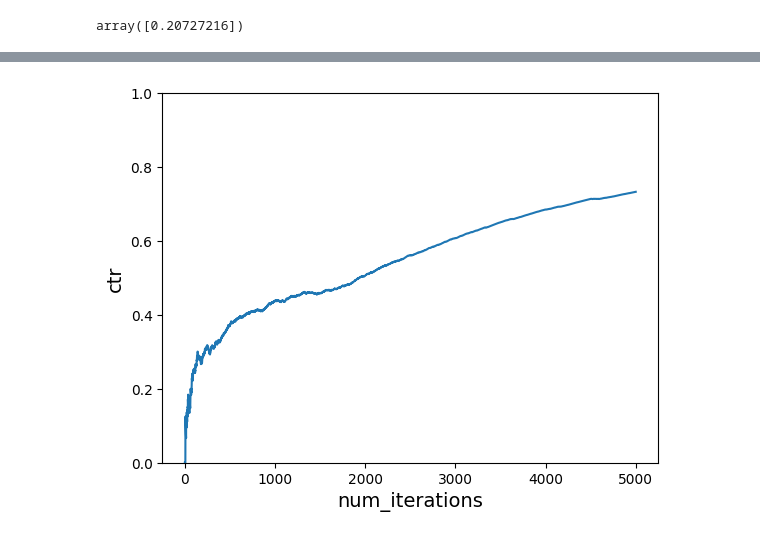
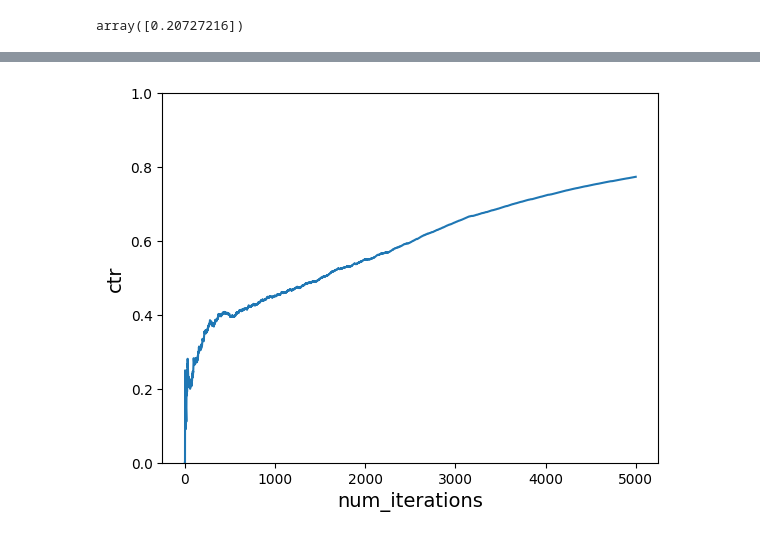
Before and after one commit to alextanhongpin/python-bandit, a Jupyter notebook: 08_neural_bandit.ipynb, the cells around one changed output, grey strips where cells are left out. Saved outputs shown, nothing was run; the diff lists cells and outputs as text; code cells hidden in the pictures.

```diff
--- a/08_neural_bandit.ipynb
+++ b/08_neural_bandit.ipynb
@@ -117,14 +135,10 @@ def run_simulation(
 # %%
 num_iterations = 5000
+# Need to fit at least once.
+model = MLPRegressor(activation="relu", random_state=42)
+model.partial_fit([one_hot_encode("Tom", "morning", "politics")], [1])
 ctr = run_simulation(model, num_iterations, users, times_of_day, actions, get_cost)
+old_ctr = ctr
+plot_ctr(num_iterations, ctr)
+# %% [output]
+[figure, added]
-# %%
-def plot_ctr(num_iterations, ctr):
-    plt.plot(range(1, num_iterations + 1), ctr)
-    plt.xlabel("num_iterations", fontsize=14)
-    plt.ylabel("ctr", fontsize=14)
-    plt.ylim([0, 1])
-
-
-plot_ctr(num_iterations, ctr)
-# %% [output]
-[figure, removed]
```
Also changed, not shown: parts of 7 cells of this notebook.
